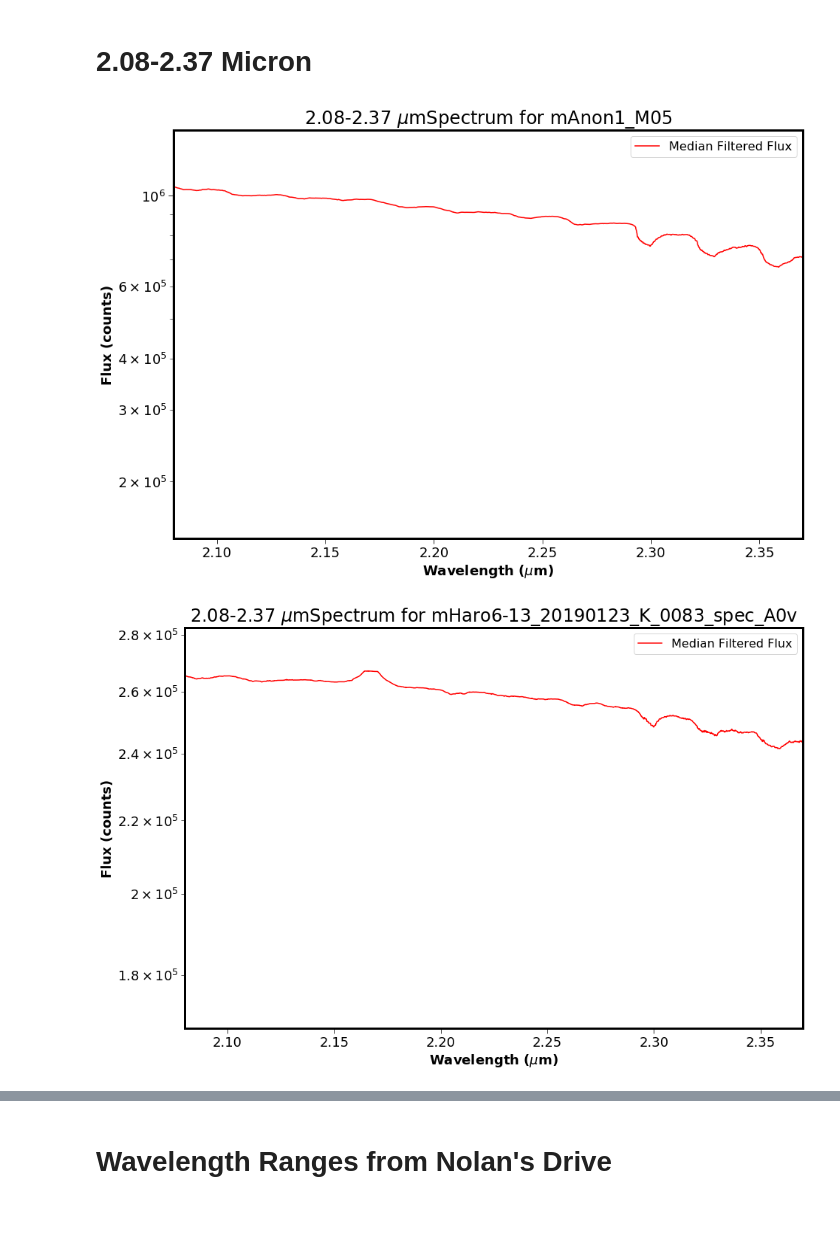
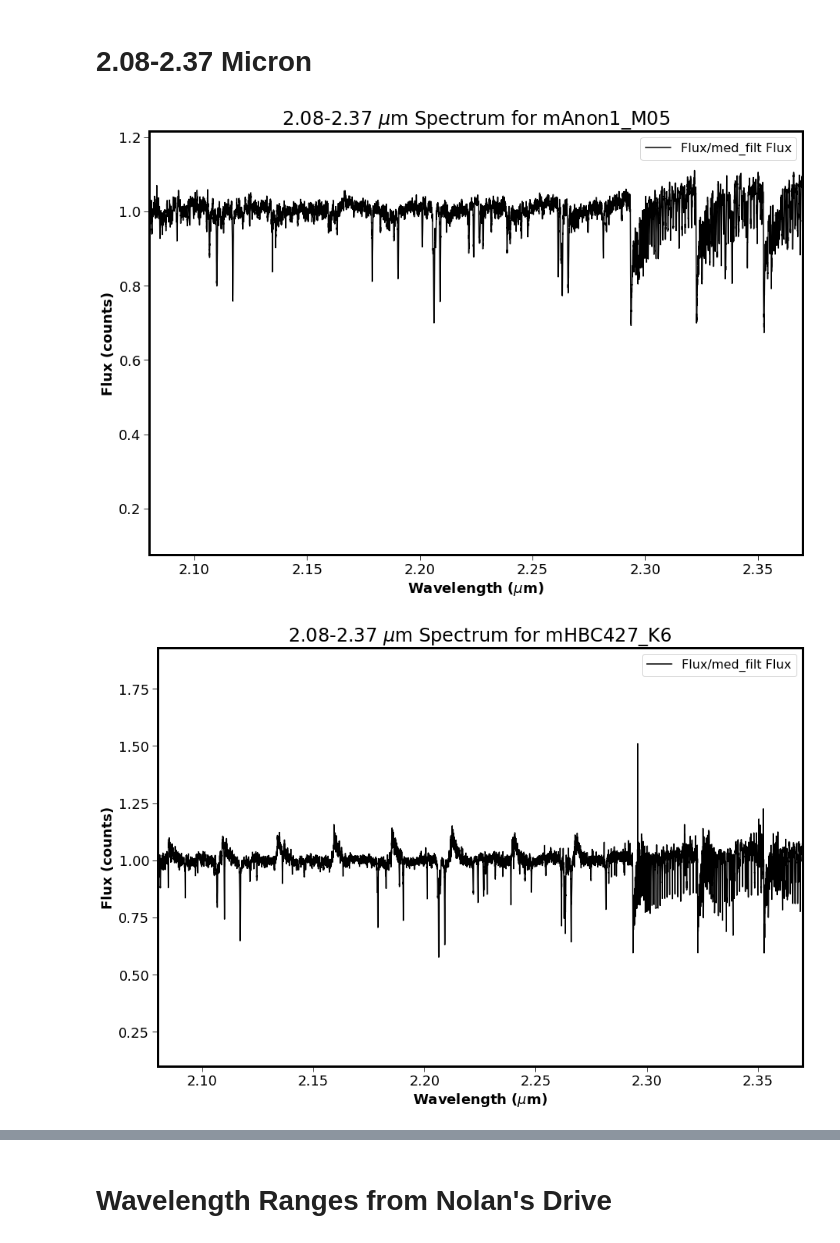
Before and after one commit to SavOliveira/IGRINS-Spectra, a Jupyter notebook: merged_standards_igrins.ipynb, the cells around one changed output, grey strips where cells are left out. Drawn from its saved outputs; the diff is of its cells as text; code cells hidden in the pictures; blank space fills up the shorter version.

Commit message:
6_6_2023
Made some overplots for the standards and a few HOPS sources, can be found in the figure folders

```diff
--- a/merged_standards_igrins.ipynb
+++ b/merged_standards_igrins.ipynb
@@ -34,7 +36,7 @@ plt.rcParams['ytick.major.size'] = 7
 plt.rcParams['ytick.minor.size'] = 5
 # %%
 # Reduced data in txt files
-merged_dat_path = "A:/Documents/Grad_School/Research/IGRINS_Merged/"
+data_path = "A:/Documents/Grad_School/Research/IGRINS_Merged/"
 # File path for figures to live in
 fig_path = "A:/Documents/Grad_School/IGRINS-Spectra/IGRINS_figs/standards_spectra/"
 
@@ -43,8 +45,7 @@ if not os.path.exists(fig_path):
     os.makedirs(fig_path)
 # %%
 # Nicole's merged K-band spectra of some Taurus Standards
-merged_standard_files = glob.glob(merged_dat_path+"merged_standards/m*.txt")
-merged_hops_files = glob.glob(merged_dat_path+"mHOPS*.txt")
+merged_standard_files = glob.glob(data_path+"merged_standards/m*.txt")
 # %%
 # List of Class 3 Standards from MasterObservationList
 # Spectral Types range from K1 to M6
@@ -207,8 +428,7 @@ Wavelength per pixel:  1.447528304001794e-05
 # 2.08-2.37 Micron
 # %%
 # Who knows if this will work
-from scipy.ndimage import median_filter
-from scipy.signal import savgol_filter
+# from scipy.signal import savgol_filter
 
 # Iterate over the TXT files
 n = len(merged_standard_files)
@@ -221,7 +441,7 @@ for file in merged_standard_files:
 
     # Exclude any negative flux, anything with  10000 < SNR < 5
     # df[1] = flux df[2] = SNR per resolution element
-    df = df[(df[1] > 0) & (df[2] >= 5) & (df[2] <= 10000)]
+    df = df[(df[1] > 0) & (df[2] > 5) & (df[2] < 10000)]
 
     # Extract wavelength and flux columns
     wavelength = df[0]
@@ -236,49 +456,49 @@ for file in merged_standard_files:
     # continuum = flux - smoothed_flux
 
     # Apply median filtering to the flux column
-    window_size = 801  # Size of the median filter window
-    filtered_flux = median_filter(flux, kernel_size=window_size)
+    window_size = 5001  # Size of the median filter window
+    filtered_flux = median_filter(flux, size=window_size)   # medfilt; median_filter
 
     # Set
     fig,ax = plt.subplots(figsize=(15,10))
 
     # Create a plot of wavelength vs. flux
     # ax.plot(wavelength, flux,c='black',label='Original Flux')
-    ax.plot(wavelength, filtered_flux,c='red', label='Median Filtered Flux')
-    # ax.plot(wavelength, flux/filtered_flux,c='black', label='Flux/med_filt Flux')
+    # ax.plot(wavelength, filtered_flux,c='red', label='Median Filtered Flux')
+    ax.plot(wavelength, flux/filtered_flux,c='black', label='Flux/med_filt Flux')
 
     # ax.set_xscale('log')
-    ax.set_yscale('log')
+    # ax.set_yscale('log')
     ax.set_xlim(2.08,2.37)
     ax.set_xlabel('Wavelength ($\mu$m)')
     ax.set_ylabel('Flux (counts)')
 
     # Loop through NIR line dictionary and plot vertical, dashed lines at those wavelengths
     # Iterate over number of objects
     # for i in range(n):
     #     # Iterate over the NIR dictionary
     #     for ii in range(len(lines_wav)):
     #         ax.axvline(x=lines_wav[ii],ls='dashed',color='red',alpha=0.2)
     #         # ax.set_xscale('log')
     #         # ax.set_yscale('log')
 
     # This is the wavelength range from the proposal (Figures 7 and 8)
 
 
     # Extract the filename from the path
     filename = os.path.splitext(os.path.basename(file))[0]
 
     # Make the title according to the filename
-    ax.set_title('2.08-2.37 $\mu$mSpectrum for {}'.format(filename))
+    ax.set_title('2.08-2.37 $\mu$m Spectrum for {}'.format(filename))
     ax.legend(loc='best')
 
     # Save the plot as PNG
     plt.savefig(fig_path+'{}.png'.format(filename))
 
     # Show the plot
     plt.show()
     # Don't show the plots, save me some scrolling time and I can always look at them in the file explorer
     # plt.close()
 # %% [output]
-[figure, old version]
+[figure, new version]
-[figure, old version]
+[figure, new version]
```
Also changed, not shown: parts of 10 cells of this notebook, 19 other files.
